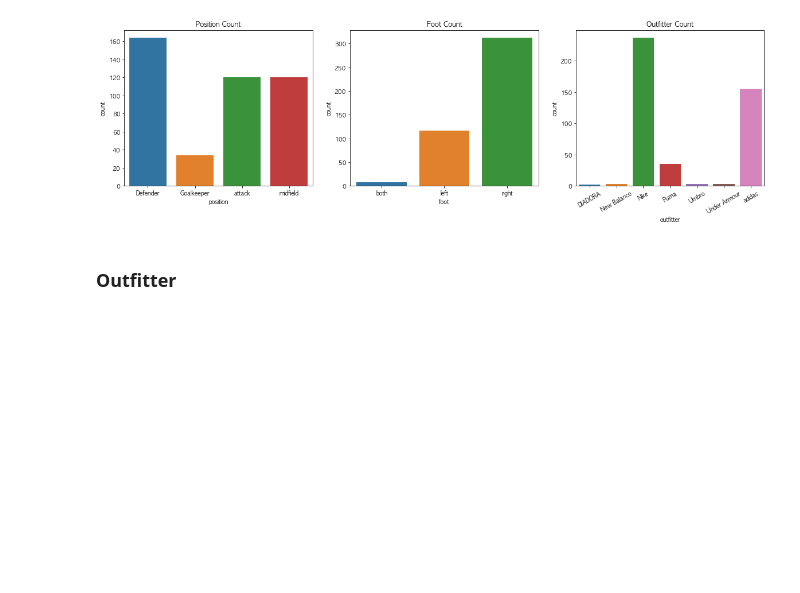
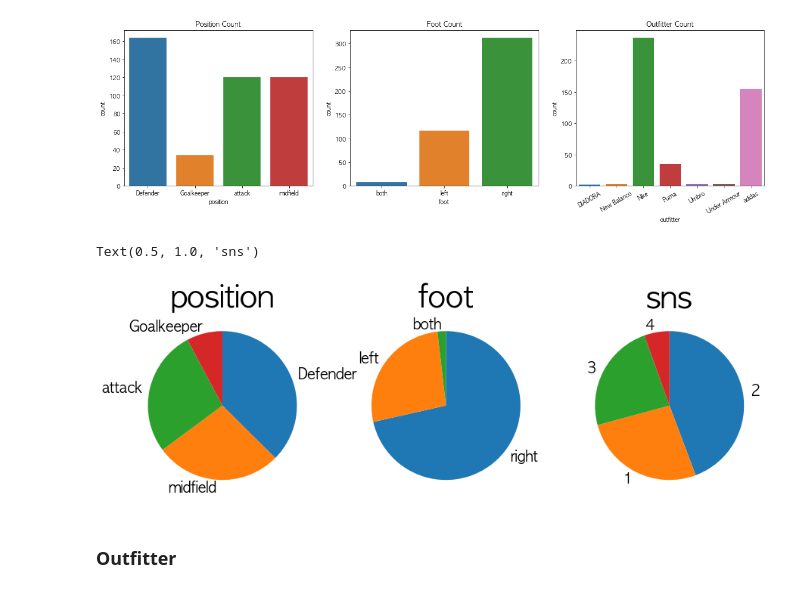
Before and after one commit to dss-17th/reg-repo-8, a Jupyter notebook: aeea_part/EDA.ipynb, the cells around one changed output. Saved outputs shown, nothing was run; the diff lists cells and outputs as text; code cells hidden in the pictures; blank space fills up the shorter version.

```diff
--- a/aeea_part/EDA.ipynb
+++ b/aeea_part/EDA.ipynb
@@ -200,6 +244,33 @@ ax[2].set_xticklabels(ax[2].get_xticklabels(), rotation=30)
 plt.show()
 # %% [output]
 [figure]
+# %%
+mpl.rcParams['font.size'] = 19.0
+fig = plt.figure(figsize=(15,10))
+ax1 = fig.add_subplot(1,3,1)
+ax2 = fig.add_subplot(1,3,2)
+ax3 = fig.add_subplot(1,3,3)
+
+ax1.pie(premier_df['position'].value_counts(),
+        startangle=90,
+        counterclock=False,
+        labels=premier_df['position'].value_counts().keys())
+ax1.set_title('position',fontsize=40)
+
+ax2.pie(premier_df['foot'].value_counts(),
+        startangle=90,
+        counterclock=False,
+        labels=premier_df['foot'].value_counts().keys())
+ax2.set_title('foot',fontsize=40)
+
+ax3.pie(premier_df['sns'].value_counts(),
+            startangle=90,
+        counterclock=False,
+        labels=premier_df['sns'].value_counts().keys())
+ax3.set_title('sns',fontsize=40)
+# %% [output]
+Text(0.5, 1.0, 'sns')
+[figure, added]
 # %% [markdown]
 ### Outfitter
 # %% [markdown]
```
Also changed, not shown: parts of 34 cells of this notebook.
